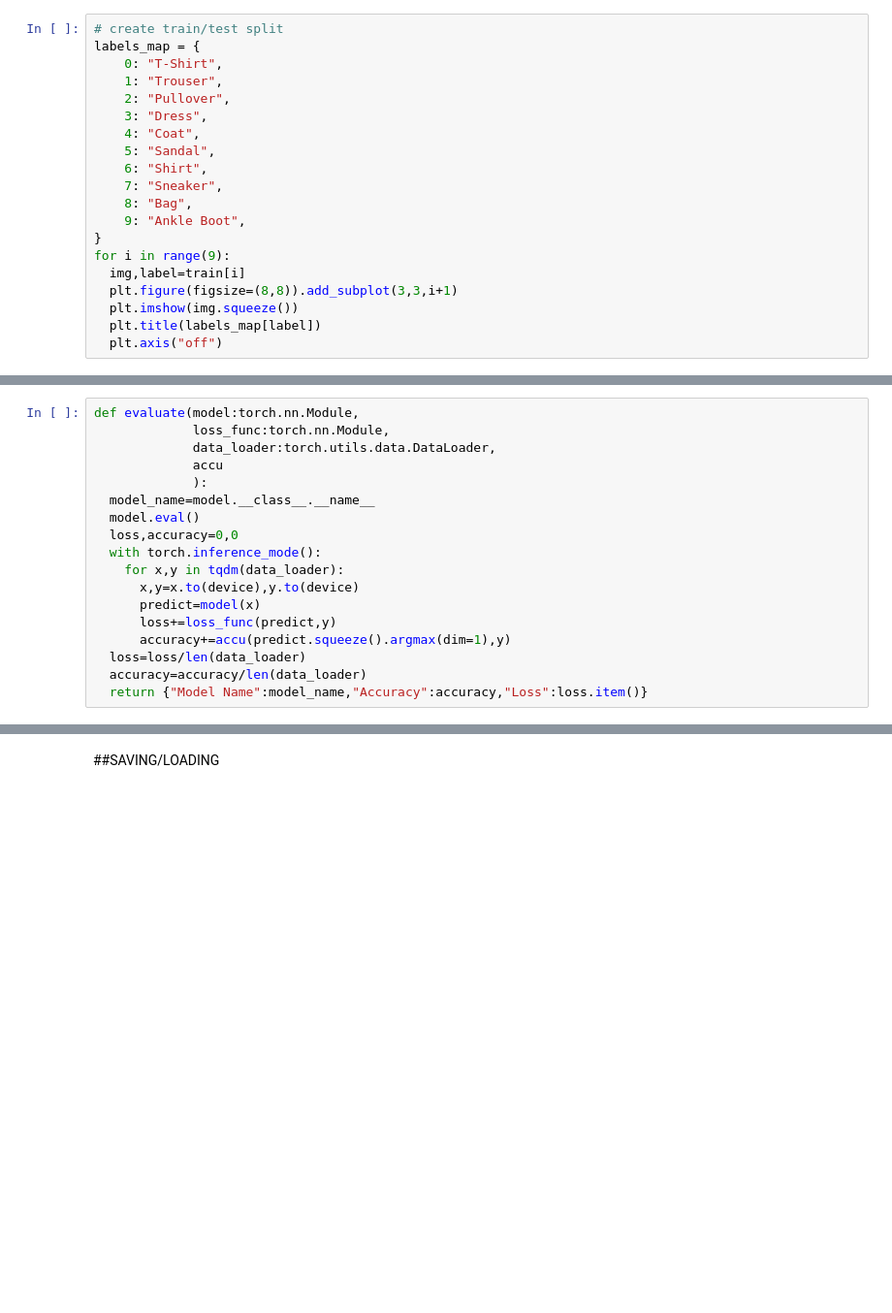
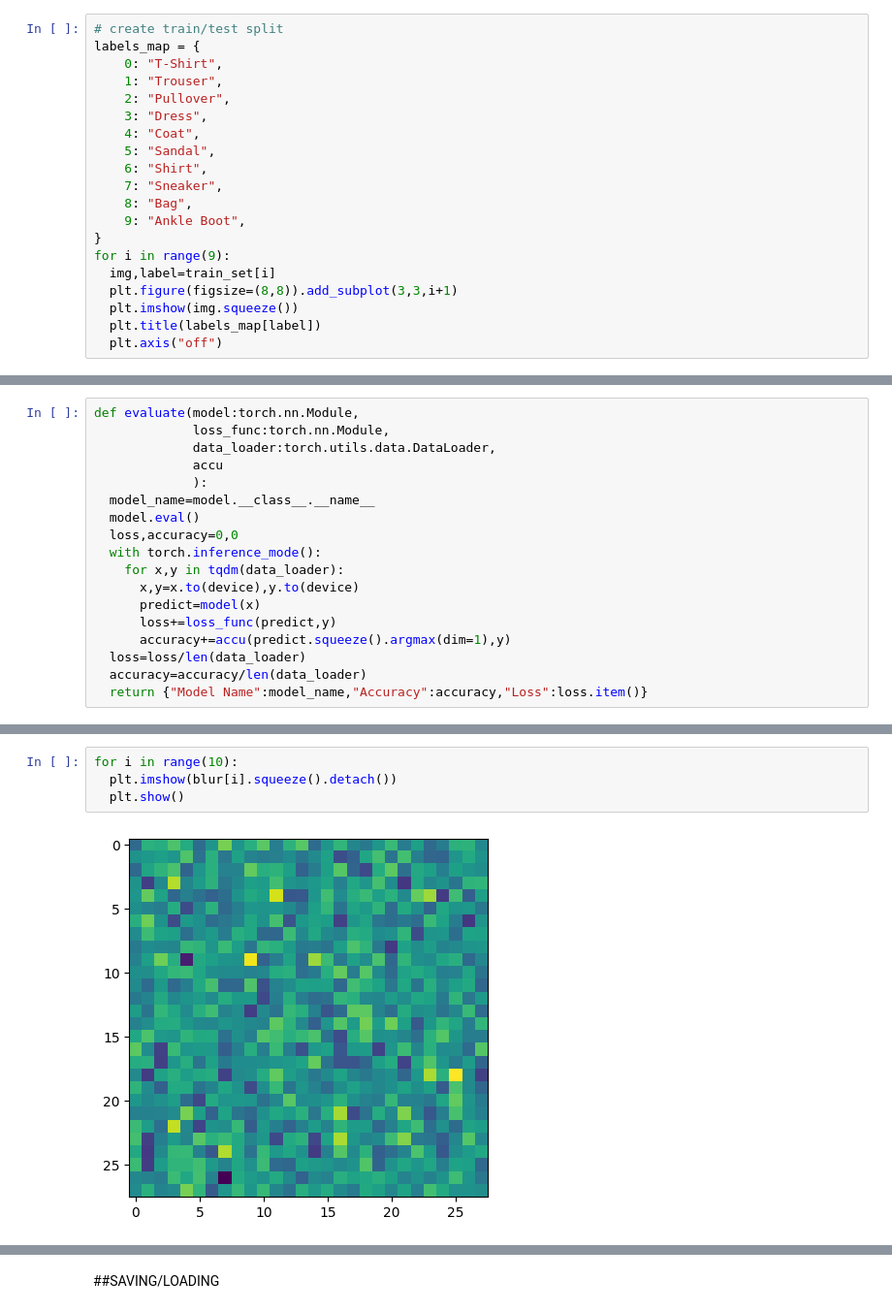
Before and after one commit to AhamedShimak/pytorch, a Jupyter notebook: computer_vision_cnn_code_along.ipynb, the cells around one changed output, grey strips where cells are left out. Shown: that part at 97% size. Drawn from its saved outputs; the diff is of its cells as text; blank space fills up the shorter version.

```diff
--- a/computer_vision_cnn_code_along.ipynb
+++ b/computer_vision_cnn_code_along.ipynb
@@ -327,7 +342,7 @@ labels_map = {
     9: "Ankle Boot",
 }
 for i in range(9):
-  img,label=train[i]
+  img,label=train_set[i]
   plt.figure(figsize=(8,8)).add_subplot(3,3,i+1)
   plt.imshow(img.squeeze())
   plt.title(labels_map[label])
@@ -704,0 +831,6 @@ def evaluate(model:torch.nn.Module,
+# %%
+for i in range(10):
+  plt.imshow(blur[i].squeeze().detach())
+  plt.show()
+# %% [output]
+[figure, added]
```
Also changed, not shown: parts of 33 cells of this notebook.
